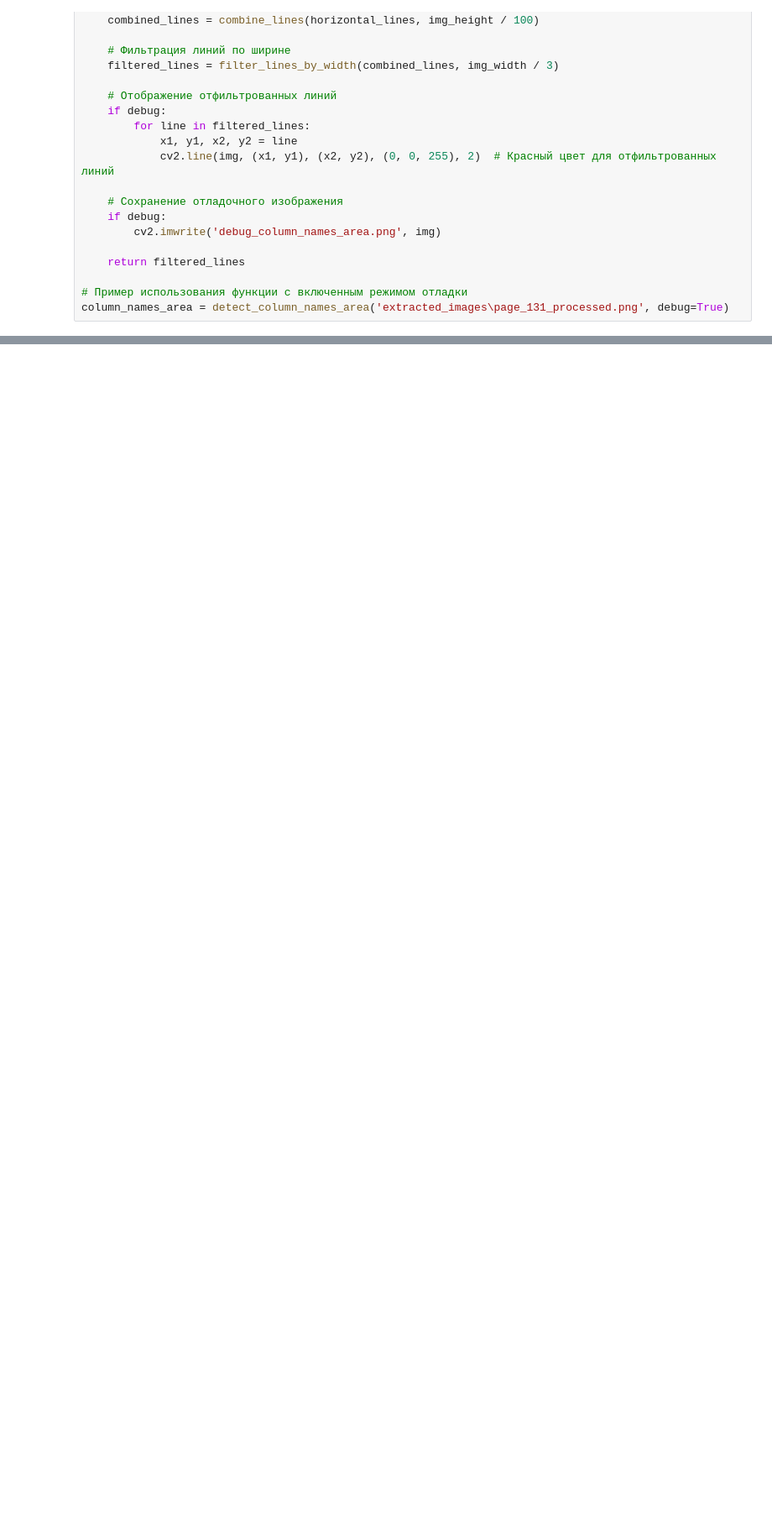
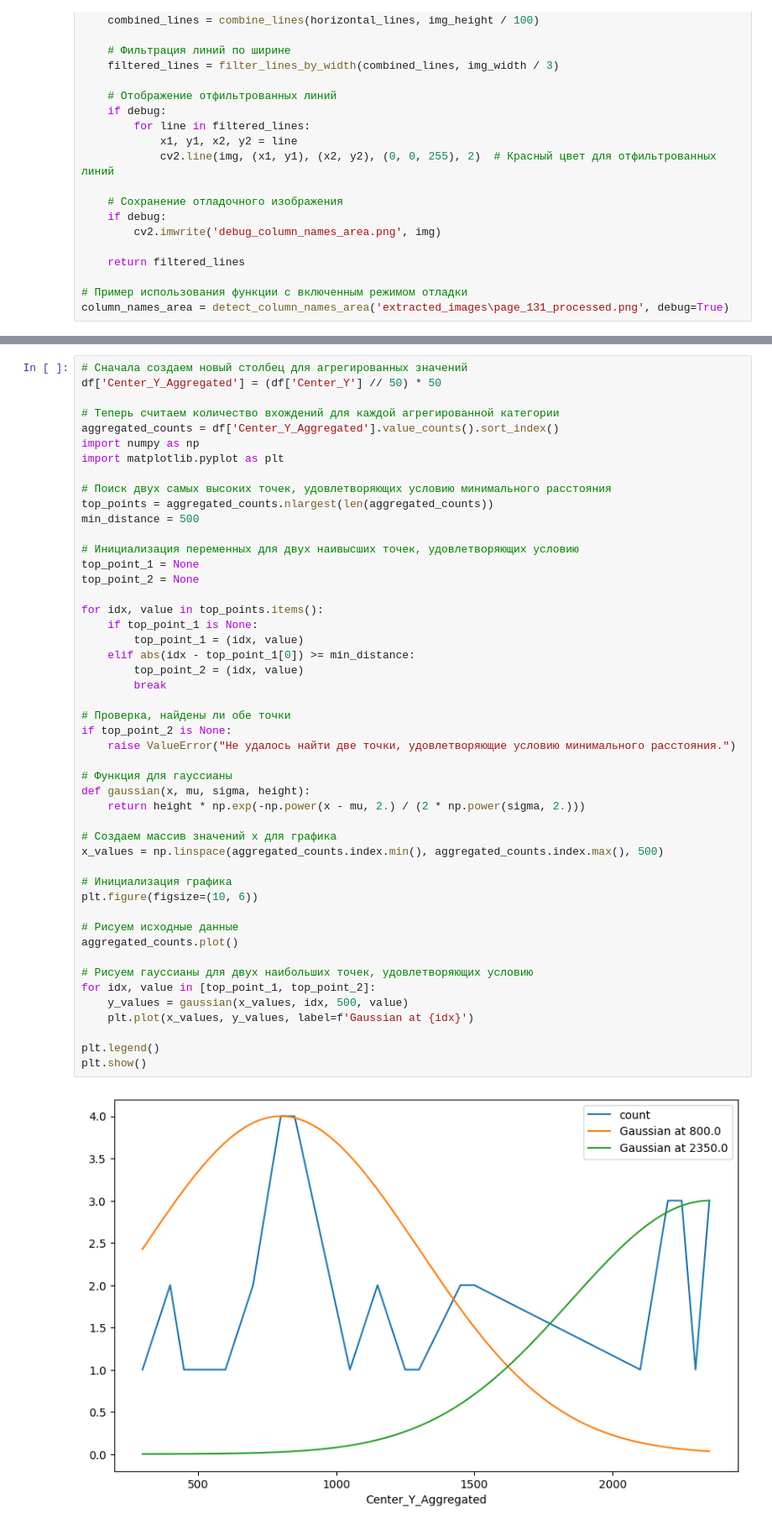
Before and after one commit to kdavjd/liquid_vapor_database, a Jupyter notebook: extract_tables.ipynb, the cells around one changed output, grey strips where cells are left out. Shown: that part at 84% size. Cells and saved outputs as stored; diff of their text form; blank space fills up the shorter version.

```diff
--- a/extract_tables.ipynb
+++ b/extract_tables.ipynb
@@ -288,0 +396,50 @@ column_values_area = detect_column_values_area('extracted_images\page_134_proces
+# %%
+# Сначала создаем новый столбец для агрегированных значений
+df['Center_Y_Aggregated'] = (df['Center_Y'] // 50) * 50
+
+# Теперь считаем количество вхождений для каждой агрегированной категории
+aggregated_counts = df['Center_Y_Aggregated'].value_counts().sort_index()
+import numpy as np
+import matplotlib.pyplot as plt
+
+# Поиск двух самых высоких точек, удовлетворяющих условию минимального расстояния
+top_points = aggregated_counts.nlargest(len(aggregated_counts))
+min_distance = 500
+
+# Инициализация переменных для двух наивысших точек, удовлетворяющих условию
+top_point_1 = None
+top_point_2 = None
+
+for idx, value in top_points.items():
+    if top_point_1 is None:
+        top_point_1 = (idx, value)
+    elif abs(idx - top_point_1[0]) >= min_distance:
+        top_point_2 = (idx, value)
+        break
+
+# Проверка, найдены ли обе точки
+if top_point_2 is None:
+    raise ValueError("Не удалось найти две точки, удовлетворяющие условию минимального расстояния.")
+
+# Функция для гауссианы
+def gaussian(x, mu, sigma, height):
+    return height * np.exp(-np.power(x - mu, 2.) / (2 * np.power(sigma, 2.)))
+
+# Создаем массив значений x для графика
+x_values = np.linspace(aggregated_counts.index.min(), aggregated_counts.index.max(), 500)
+
+# Инициализация графика
+plt.figure(figsize=(10, 6))
+
+# Рисуем исходные данные
+aggregated_counts.plot()
+
+# Рисуем гауссианы для двух наибольших точек, удовлетворяющих условию
+for idx, value in [top_point_1, top_point_2]:
+    y_values = gaussian(x_values, idx, 500, value)
+    plt.plot(x_values, y_values, label=f'Gaussian at {idx}')
+
+plt.legend()
+plt.show()
+# %% [output]
+[figure, added]
```
Also changed, not shown: parts of 7 cells of this notebook, 8 other files.
